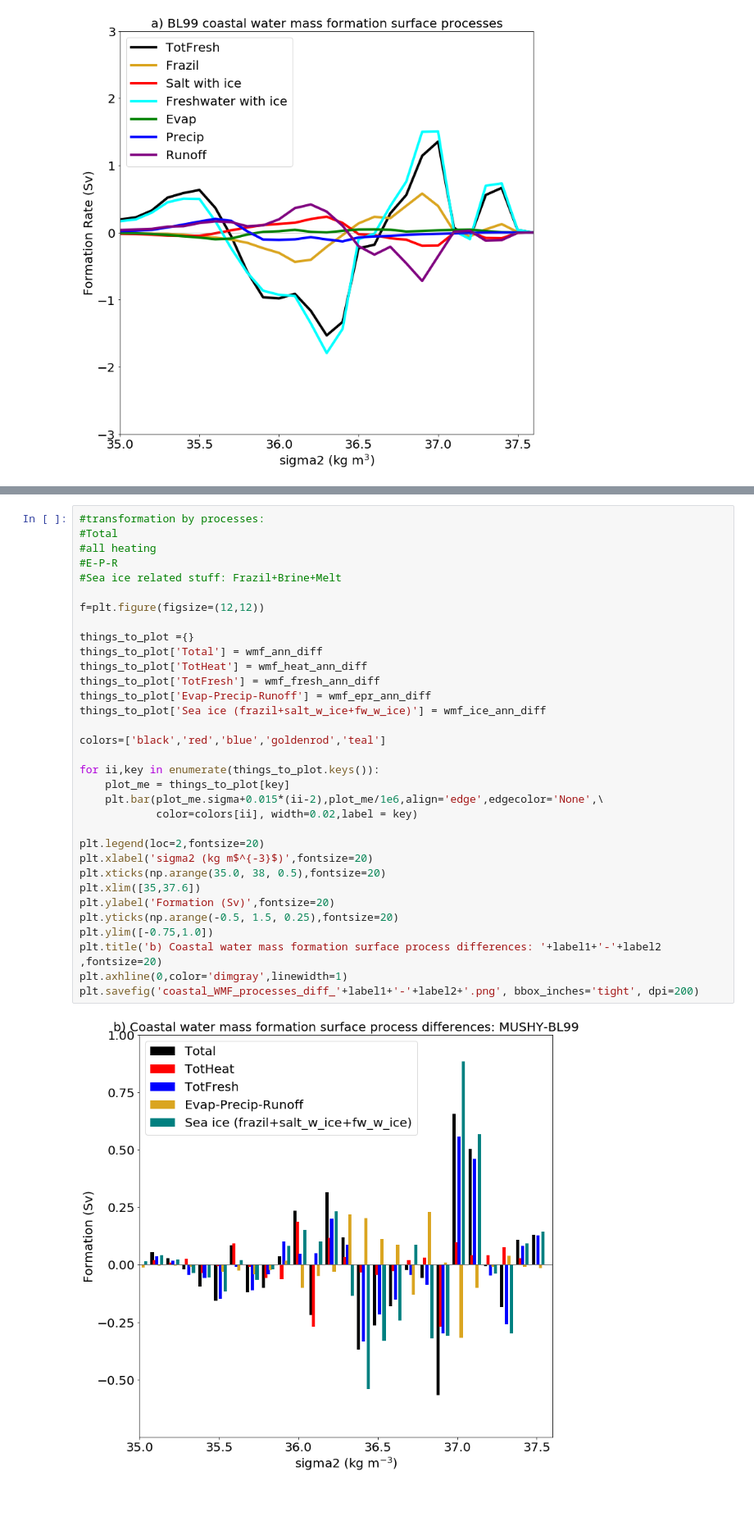
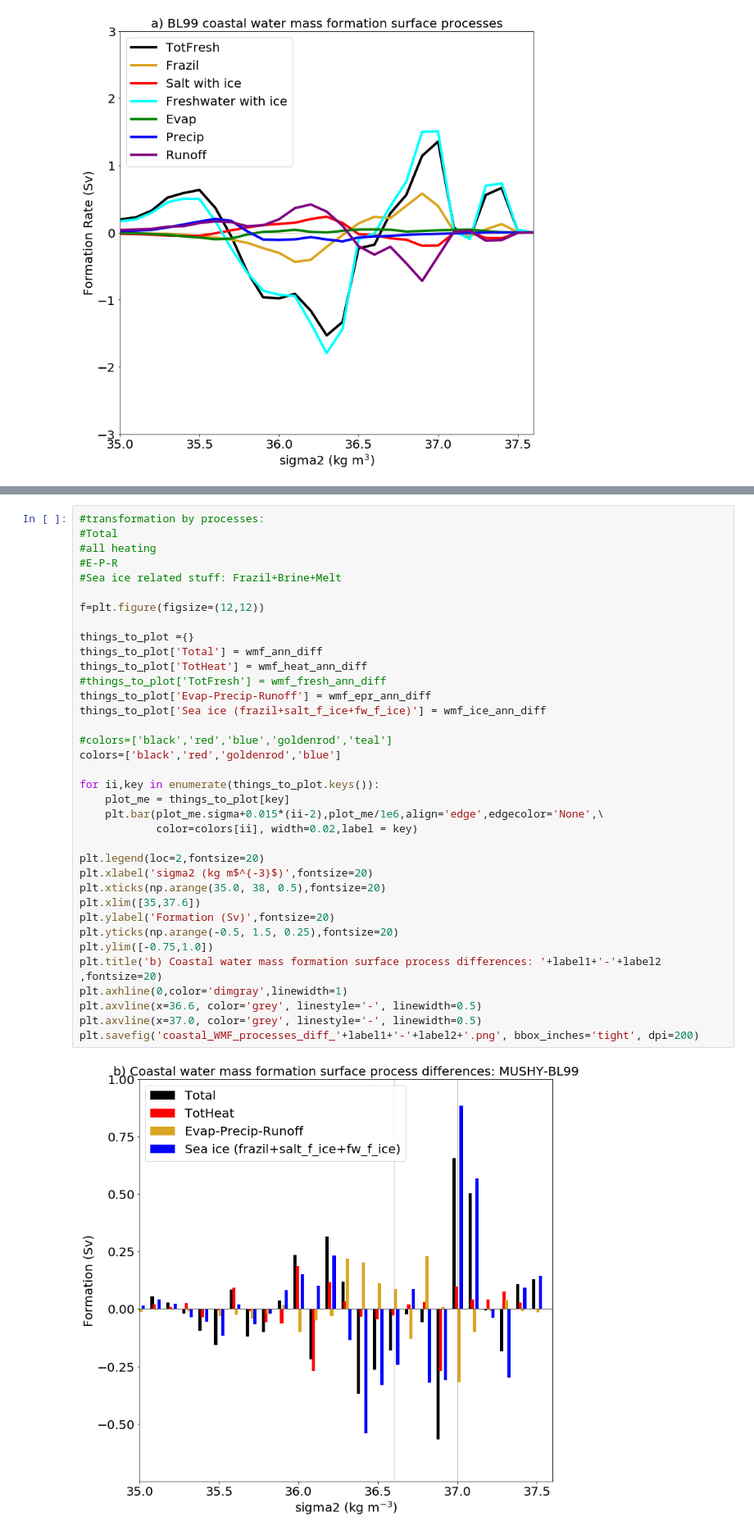
Before and after one commit to duvivier/sea_ice_thermo_GRL_2021, a Jupyter notebook: fig_3_and_supp_fig_10_to_11/water_mass_transformation/wmt_coastal_v2_sigma2_nodask.ipynb, the cells around one changed output, grey strips where cells are left out. Shown at 82% size. Saved outputs shown, nothing was run; the diff lists cells and outputs as text; blank space fills up the shorter version.

Commit message:
updating sigma figures

```diff
--- a/fig_3_and_supp_fig_10_to_11/water_mass_transformation/wmt_coastal_v2_sigma2_nodask.ipynb
+++ b/fig_3_and_supp_fig_10_to_11/water_mass_transformation/wmt_coastal_v2_sigma2_nodask.ipynb
@@ -755,37 +763,40 @@ plt.savefig('coastal_WMF_fresh_components_diff_'+label1+'-'+label2+'.png', bbox_
 #transformation by processes:
 #Total
 #all heating
 #E-P-R
 #Sea ice related stuff: Frazil+Brine+Melt
 
 f=plt.figure(figsize=(12,12))
 
 things_to_plot ={}
 things_to_plot['Total'] = wmf_ann_diff
 things_to_plot['TotHeat'] = wmf_heat_ann_diff
-things_to_plot['TotFresh'] = wmf_fresh_ann_diff
+#things_to_plot['TotFresh'] = wmf_fresh_ann_diff
 things_to_plot['Evap-Precip-Runoff'] = wmf_epr_ann_diff
-things_to_plot['Sea ice (frazil+salt_w_ice+fw_w_ice)'] = wmf_ice_ann_diff
+things_to_plot['Sea ice (frazil+salt_f_ice+fw_f_ice)'] = wmf_ice_ann_diff
 
-colors=['black','red','blue','goldenrod','teal']
+#colors=['black','red','blue','goldenrod','teal']
+colors=['black','red','goldenrod','blue']
 
 for ii,key in enumerate(things_to_plot.keys()):
     plot_me = things_to_plot[key]
     plt.bar(plot_me.sigma+0.015*(ii-2),plot_me/1e6,align='edge',edgecolor='None',\
             color=colors[ii], width=0.02,label = key)
 
 plt.legend(loc=2,fontsize=20)
 plt.xlabel('sigma2 (kg m$^{-3}$)',fontsize=20)
 plt.xticks(np.arange(35.0, 38, 0.5),fontsize=20)
 plt.xlim([35,37.6])
 plt.ylabel('Formation (Sv)',fontsize=20)
 plt.yticks(np.arange(-0.5, 1.5, 0.25),fontsize=20)
 plt.ylim([-0.75,1.0])
 plt.title('b) Coastal water mass formation surface process differences: '+label1+'-'+label2 ,fontsize=20)
 plt.axhline(0,color='dimgray',linewidth=1)
+plt.axvline(x=36.6, color='grey', linestyle='-', linewidth=0.5)
+plt.axvline(x=37.0, color='grey', linestyle='-', linewidth=0.5)
 plt.savefig('coastal_WMF_processes_diff_'+label1+'-'+label2+'.png', bbox_inches='tight', dpi=200)
 # %% [output]
-[figure, old version]
+[figure, new version]
 # %%
 # Plot differences in transformation/formation due to FReshwater and heat so we can attribute differences at different
 # density categories
```
Also changed, not shown: parts of 13 cells of this notebook, 41 other files.
